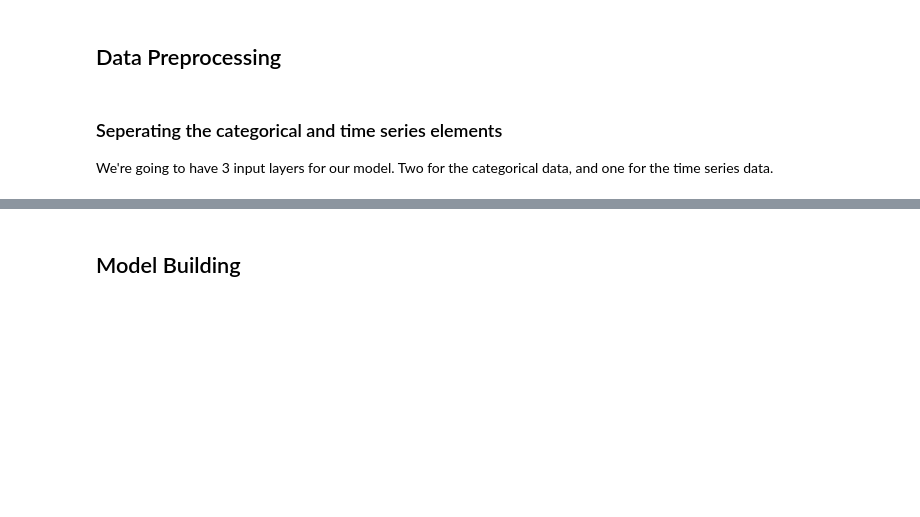
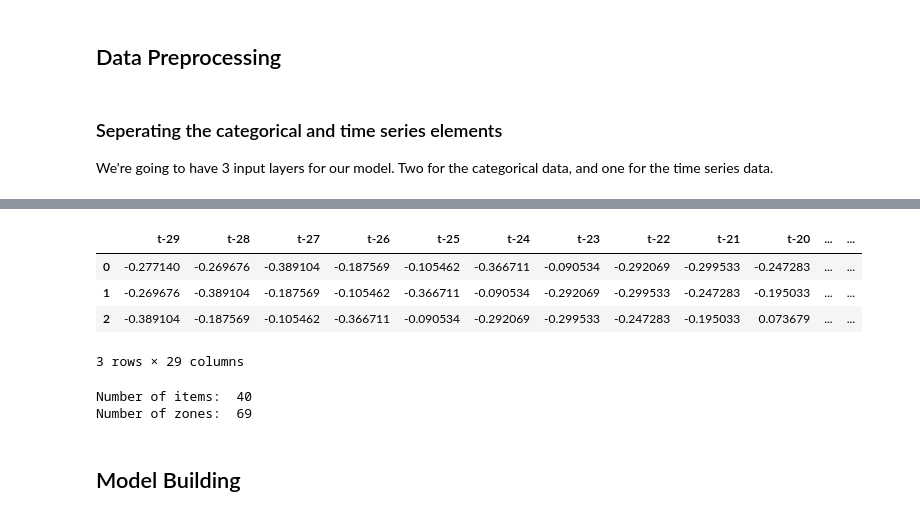
Before and after one commit to sudislife/Sales-Quantity-Prediction-using-a-GRU, a Jupyter notebook: Prediction.ipynb, the cells around one changed output, grey strips where cells are left out. Saved outputs shown, nothing was run; the diff lists cells and outputs as text; code cells hidden in the pictures; blank space fills up the shorter version.

```diff
--- a/Prediction.ipynb
+++ b/Prediction.ipynb
@@ -103,17 +173,19 @@ X
 # %%
 def train_test_split(X, y, test_size=0.05):
+    X_copy = pd.get_dummies(X, columns=['ITEM_KEY', 'PRICE_ZONE_NAME'])
+
     X_train, X_test, y_train, y_test = None, None, None, None
 
-    for item in tqdm(X['ITEM_KEY'].unique()):
+    for item in X['ITEM_KEY'].unique():
         for zone in X['PRICE_ZONE_NAME'].unique():
-            X_temp = X.loc[(X['ITEM_KEY'] == item) & (X['PRICE_ZONE_NAME'] == zone)]
+            X_temp = X_copy.loc[(X['ITEM_KEY'] == item) & (X['PRICE_ZONE_NAME'] == zone)]
             y_temp = y.loc[(X['ITEM_KEY'] == item) & (X['PRICE_ZONE_NAME'] == zone)]
 
-            split_index = int(len(X_temp) * (1 - test_size))
+            split_index = int(round(len(X_temp) * (1 - test_size), 0))
 
             if X_train is None:
-                X_train = X_temp.iloc[:split_index]
-                X_test = X_temp.iloc[split_index:]
+                X_train = X_temp.iloc[:split_index,]
+                X_test = X_temp.iloc[split_index:,]
                 y_train = y_temp.iloc[:split_index]
                 y_test = y_temp.iloc[split_index:]
                 continue
@@ -126,5 +198,9 @@ def train_test_split(X, y, test_size=0.05):
     return X_train, X_test, y_train, y_test
 # %%
 X_train, X_test, y_train, y_test = train_test_split(X, y)
-X_train = pd.get_dummies(X_train, columns=['ITEM_KEY', 'PRICE_ZONE_NAME'])
-X_test = pd.get_dummies(X_test, columns=['ITEM_KEY', 'PRICE_ZONE_NAME'])
+
+X_train_misc = X_train[['FISCAL_YEAR', 'FISCAL_WEEK']]
+X_test_misc = X_test[['FISCAL_YEAR', 'FISCAL_WEEK']]
+
+X_train.drop(columns=['FISCAL_YEAR', 'FISCAL_WEEK'], inplace=True)
+X_test.drop(columns=['FISCAL_YEAR', 'FISCAL_WEEK'], inplace=True)
@@ -139,0 +207,6 @@ Number of zones:  65
+# %%
+rearrange_col = X_train.columns[29:].tolist()
+rearrange_col.extend(X_train.columns[:29].tolist())
+# %%
+X_train = X_train[rearrange_col]
+X_test = X_test[rearrange_col]
@@ -140,3 +229,26 @@ Number of zones:  65
+# %%
+X_train.iloc[:3, 109:]
+# %% [output]
+|  | t-29 | t-28 | t-27 | t-26 | t-25 | t-24 | t-23 | t-22 | t-21 | t-20 | ... | ... |
+| 0 | -0.277140 | -0.269676 | -0.389104 | -0.187569 | -0.105462 | -0.366711 | -0.090534 | -0.292069 | -0.299533 | -0.247283 | ... | ... |
+| 1 | -0.269676 | -0.389104 | -0.187569 | -0.105462 | -0.366711 | -0.090534 | -0.292069 | -0.299533 | -0.247283 | -0.195033 | ... | ... |
+| 2 | -0.389104 | -0.187569 | -0.105462 | -0.366711 | -0.090534 | -0.292069 | -0.299533 | -0.247283 | -0.195033 | 0.073679 | ... | ... |
+3 rows × 29 columns
+# %%
+num_of_items = 0
+num_of_zones = 0
+
+for col_name in np.array(X_train.columns):
+    if 'ITEM_KEY' in col_name:
+        num_of_items += 1
+    elif 'PRICE_ZONE_NAME' in col_name:
+        num_of_zones += 1
+
+print('Number of items: ', num_of_items)
+print('Number of zones: ', num_of_zones)
+# %% [output]
+Number of items:  40
+Number of zones:  69
 # %% [markdown]
 ## Model Building
 # %%
```
Also changed, not shown: parts of 18 cells of this notebook.
